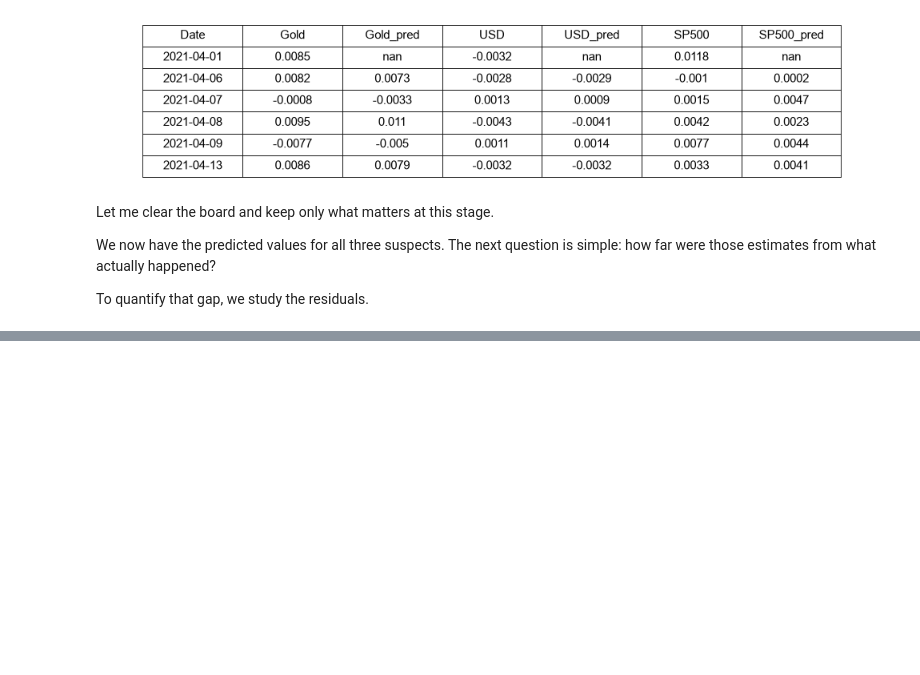
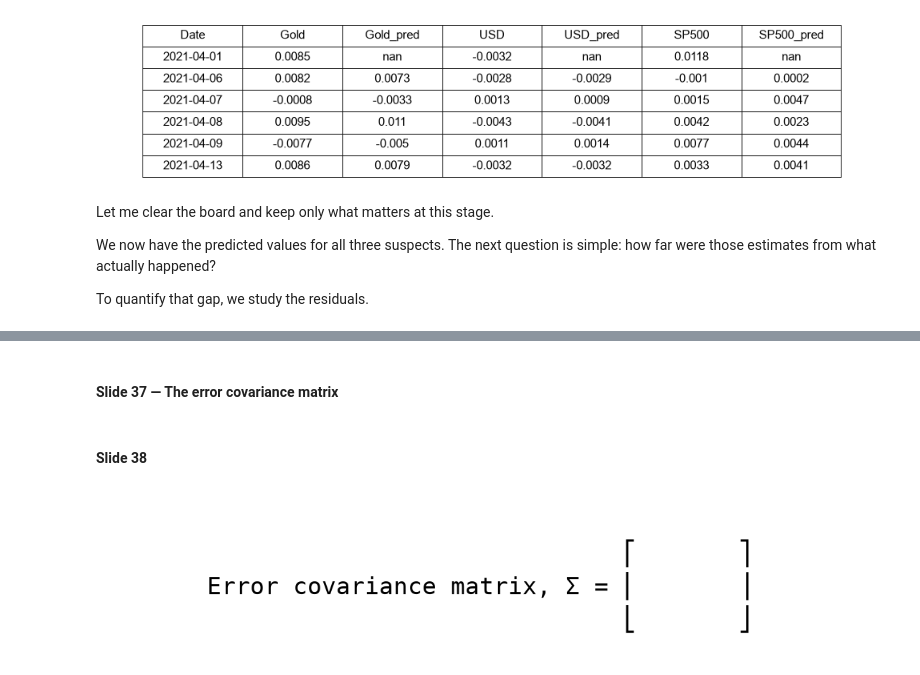
Before and after one commit to Bloodphilic/AlgoStalk, a Jupyter notebook: course/TimeSeries/VAR/code/VAR_Concepts_Investigation.ipynb, the cells around one changed output, grey strips where cells are left out. Drawn from its saved outputs; the diff is of its cells as text; code cells hidden in the pictures; blank space fills up the shorter version.

```diff
--- a/course/TimeSeries/VAR/code/VAR_Concepts_Investigation.ipynb
+++ b/course/TimeSeries/VAR/code/VAR_Concepts_Investigation.ipynb
@@ -936,0 +995,15 @@ To quantify that gap, we study the residuals.
+# %% [markdown]
+#### Slide 37 — The error covariance matrix
+# %% [markdown]
+#### Slide 38
+# %%
+display_matrix(
+    "\n"
+    "                             ⎡       ⎤\n"
+    "Error covariance matrix, Σ = ⎢       ⎥\n"
+    "                             ⎣       ⎦",
+    fontsize=24,
+    figsize=(14, 2.8),
+)
+# %% [output]
+[figure, added]
```
Also changed, not shown: parts of 29 cells of this notebook, 5 other files.
